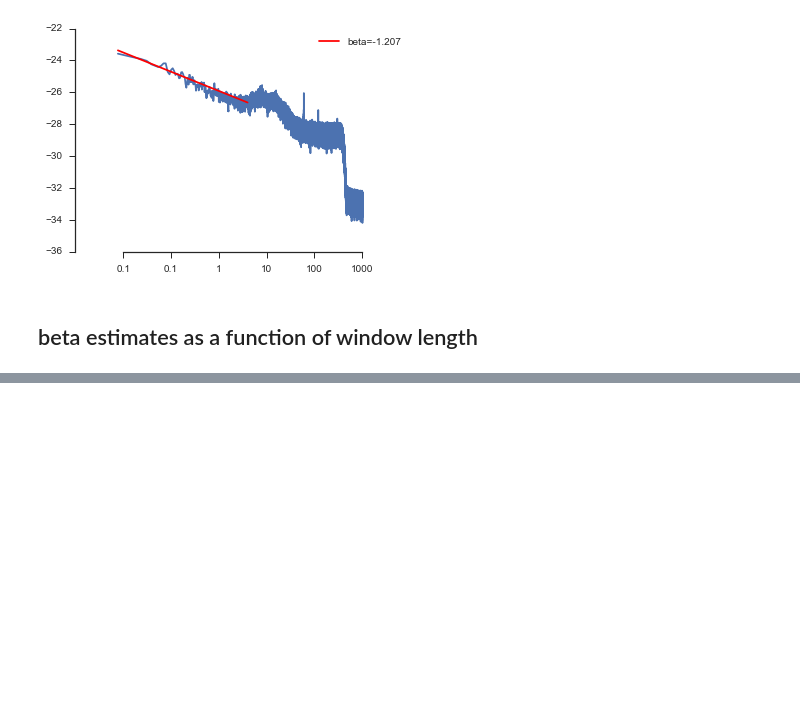
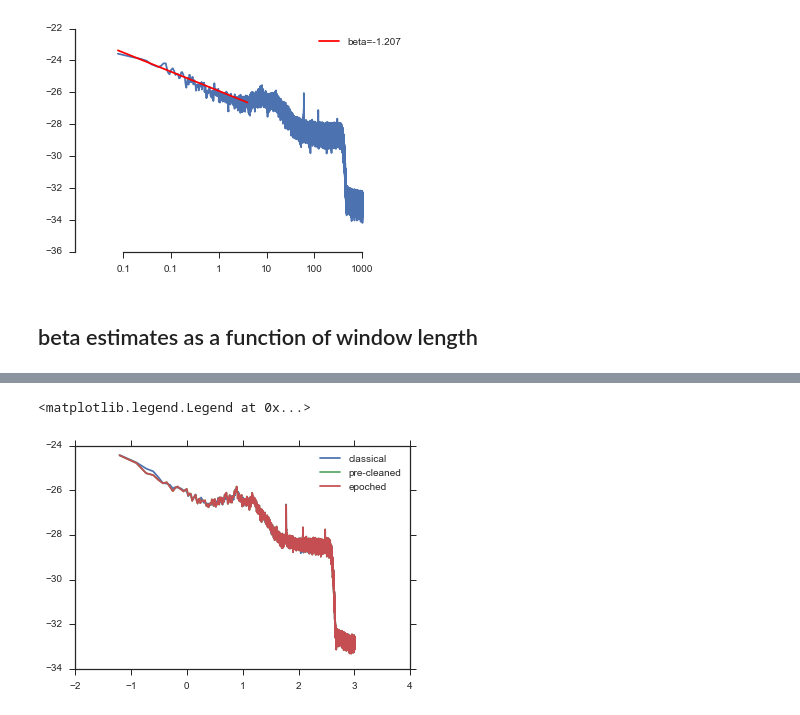
Before and after one commit to neurospin/meg_study_dynamic_scales, a Jupyter notebook: scripts/paper_check_powerlaw_fit.ipynb, the cells around one changed output, grey strips where cells are left out. Cells and saved outputs as stored; diff of their text form; code cells hidden in the pictures; blank space fills up the shorter version.

```diff
--- a/scripts/paper_check_powerlaw_fit.ipynb
+++ b/scripts/paper_check_powerlaw_fit.ipynb
@@ -178,0 +282,8 @@ for exp in [12, 13, 14, 15, 16, 17, 18]:
+# %%
+plt.plot(np.log10(freqs), np.log10(psd1).T, label='classical')
+plt.plot(np.log10(freqs), np.log10(psd2).T, label='pre-cleaned')
+plt.plot(np.log10(freqs), np.log10(psd3).T, label='epoched')
+plt.legend()
+# %% [output]
+<matplotlib.legend.Legend at 0x...>
+[figure, added]
```
Also changed, not shown: parts of 19 cells of this notebook, 1 other file.
